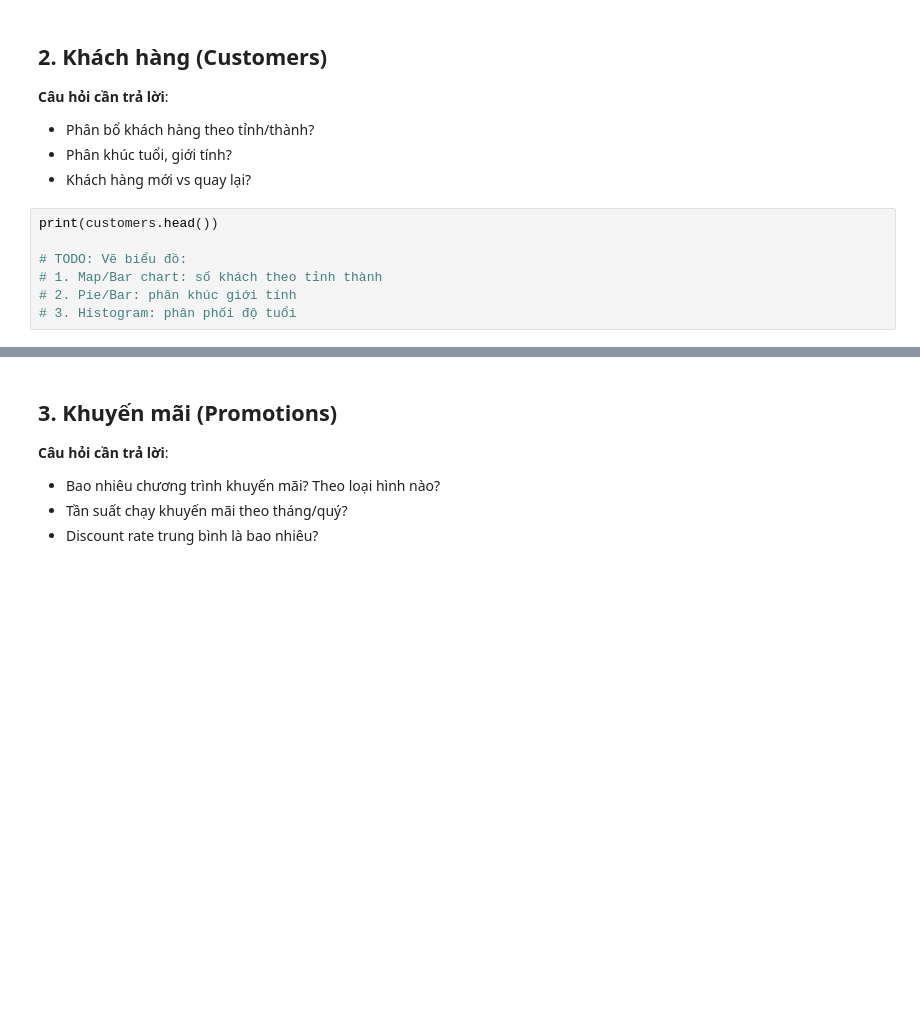
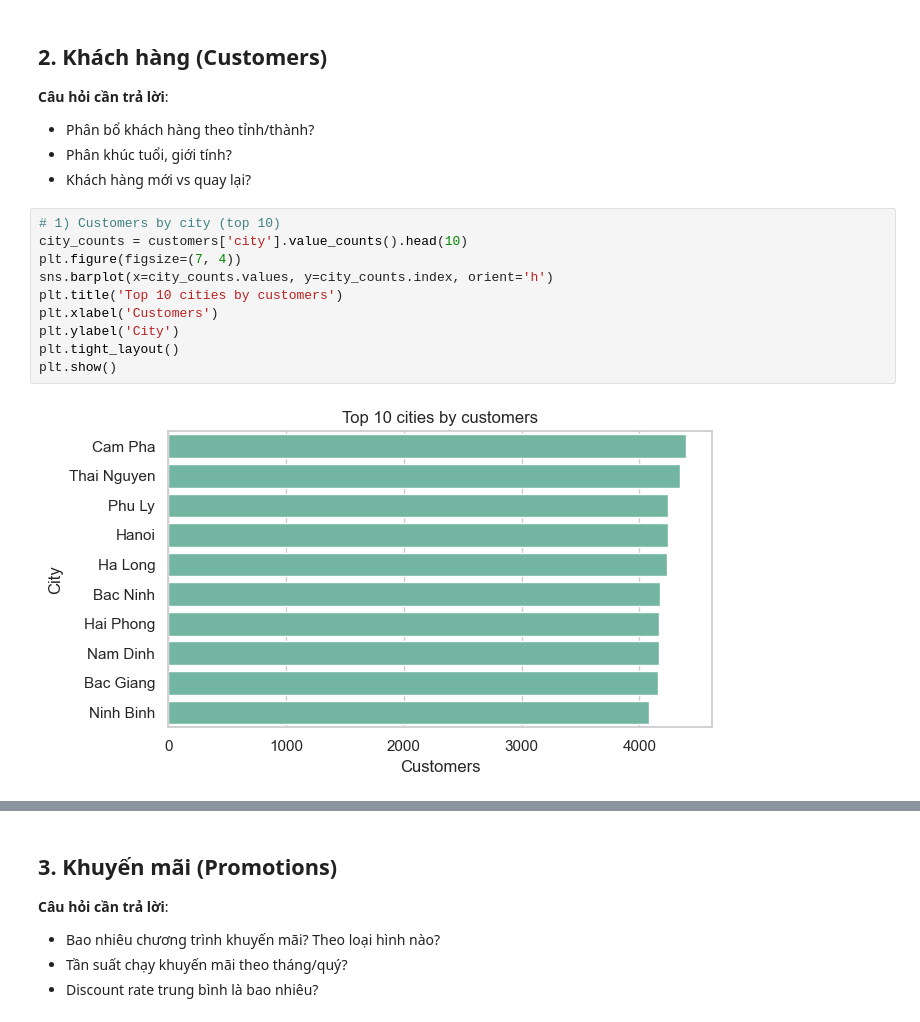
Before and after one commit to huydt11502/revenue_forecast_ecommerce, a Jupyter notebook: notebooks/03_eda_master.ipynb, the cells around one changed output, grey strips where cells are left out. Cells and saved outputs as stored; diff of their text form; blank space fills up the shorter version.

```diff
--- a/notebooks/03_eda_master.ipynb
+++ b/notebooks/03_eda_master.ipynb
@@ -54,9 +140,14 @@ print(products.describe())
 - Phân khúc tuổi, giới tính?
 - Khách hàng mới vs quay lại?
 # %%
-print(customers.head())
-
-# TODO: Vẽ biểu đồ:
-# 1. Map/Bar chart: số khách theo tỉnh thành
-# 2. Pie/Bar: phân khúc giới tính
-# 3. Histogram: phân phối độ tuổi
+# 1) Customers by city (top 10)
+city_counts = customers['city'].value_counts().head(10)
+plt.figure(figsize=(7, 4))
+sns.barplot(x=city_counts.values, y=city_counts.index, orient='h')
+plt.title('Top 10 cities by customers')
+plt.xlabel('Customers')
+plt.ylabel('City')
+plt.tight_layout()
+plt.show()
+# %% [output]
+[figure, added]
```
Also changed, not shown: parts of 18 cells of this notebook, 1 other file.
